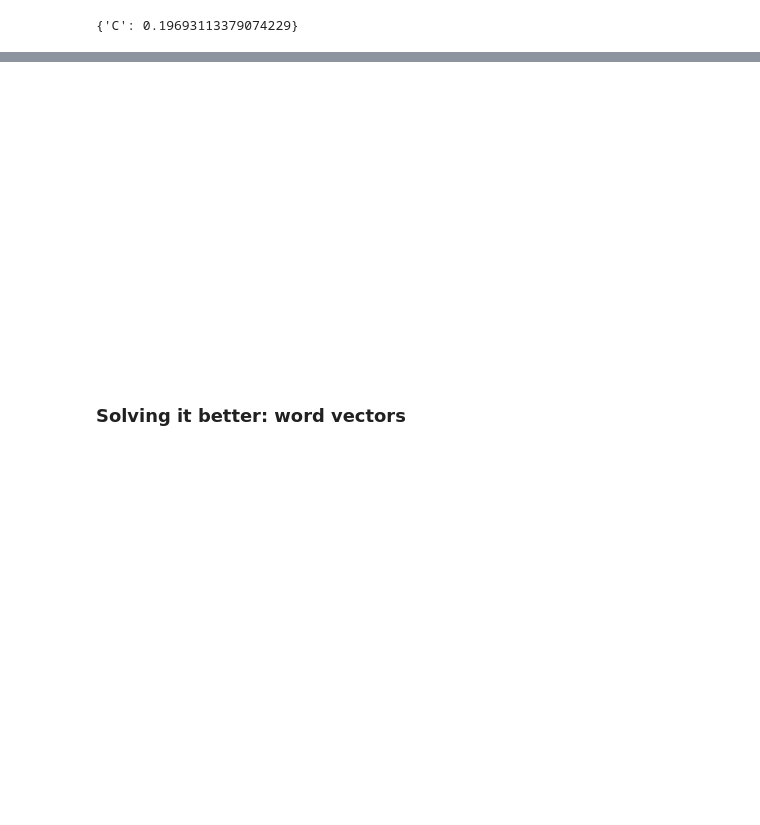
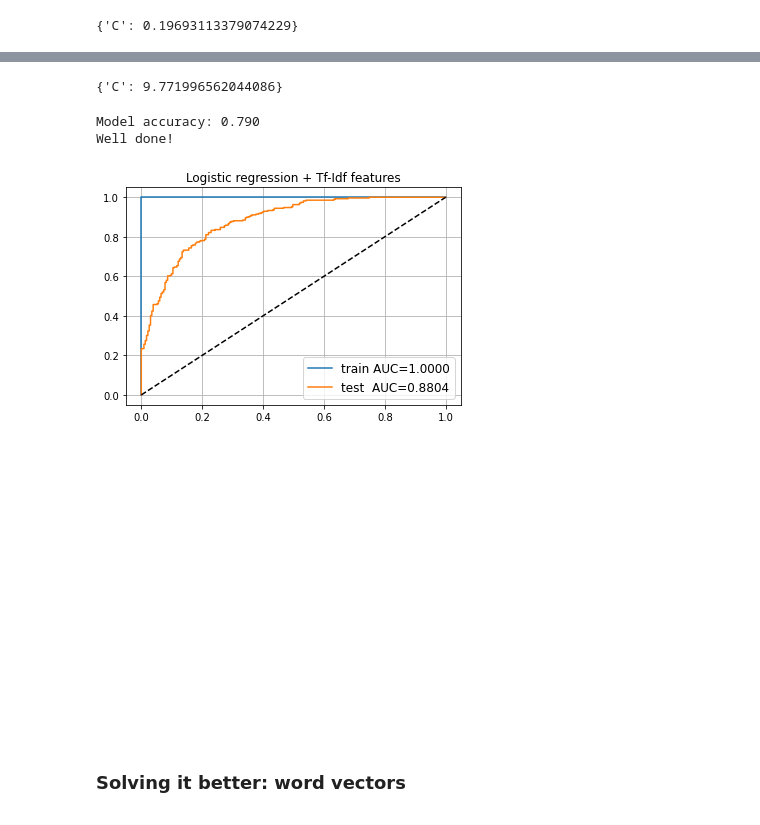
Before and after one commit to Extremesarova/yandex_nlp_course, a Jupyter notebook: week02_text_classification/homework_part1.ipynb, the cells around one changed output, grey strips where cells are left out. Cells and saved outputs as stored; diff of their text form; code cells hidden in the pictures; blank space fills up the shorter version.

````diff
--- a/week02_text_classification/homework_part1.ipynb
+++ b/week02_text_classification/homework_part1.ipynb
@@ -348,0 +398,12 @@ Please don't use sklearn/nltk builtin tf-idf vectorizers in your solution :) You
+# %%
+X_train_tf_idf = np.stack(list(map(text_to_tf_idf, texts_train)))
+X_test_tf_idf = np.stack(list(map(text_to_tf_idf, texts_test)))
+# %%
+from sklearn.linear_model import LogisticRegression
+from sklearn.model_selection import GridSearchCV, StratifiedKFold
+
+log_reg_tf_idf = LogisticRegression(solver='lbfgs', random_state=42)
+parameters = {"C": np.logspace(-1, 1, 600)}
+# %%
+clf_tf_idf = GridSearchCV(log_reg_tf_idf, parameters, n_jobs=-1, cv=StratifiedKFold(2))
+clf_tf_idf.fit(X_train_tf_idf, y_train)
@@ -349,3 +424,33 @@ Please don't use sklearn/nltk builtin tf-idf vectorizers in your solution :) You
+# %%
+clf_tf_idf.best_params_
+# %% [output]
+{'C': 9.771996562044086}
+# %%
+tf_idf_log_reg_model = clf_tf_idf.best_estimator_
+# %%
+from sklearn.metrics import roc_auc_score, roc_curve
+
+for name, X, y, model in [
+    ('train', X_train_tf_idf, y_train, tf_idf_log_reg_model),
+    ('test ', X_test_tf_idf, y_test, tf_idf_log_reg_model)
+]:
+    proba = model.predict_proba(X)[:, 1]
+    auc = roc_auc_score(y, proba)
+    plt.plot(*roc_curve(y, proba)[:2], label='%s AUC=%.4f' % (name, auc))
+
+plt.plot([0, 1], [0, 1], '--', color='black',)
+plt.title("Logistic regression + Tf-Idf features")
+plt.legend(fontsize='large')
+plt.grid()
+
+test_accuracy = np.mean(tf_idf_log_reg_model.predict(X_test_tf_idf) == y_test)
+print(f"Model accuracy: {test_accuracy:.3f}")
+assert test_accuracy > 0.77, "Hint: tune the parameter C to improve performance"
+print("Well done!")
+# %% [output]
+Model accuracy: 0.790
+Well done!
+[figure, added]
 # %% [markdown]
 ```
 
````
Also changed, not shown: parts of 6 cells of this notebook.
